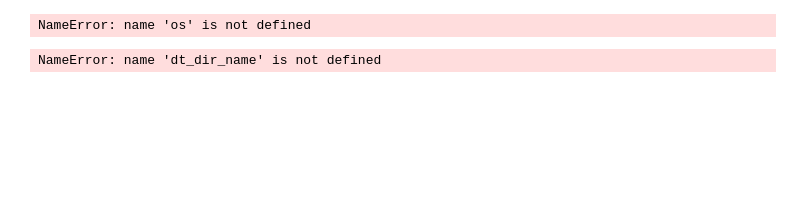
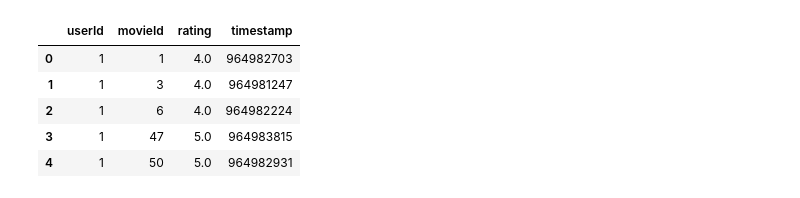
Before and after one commit to tobiasweede/rs-via-gnn, a Jupyter notebook: movielens/movielens-mln.ipynb, the cells around one changed output. Cells and saved outputs as stored; diff of their text form; code cells hidden in the pictures; blank space fills up the shorter version.

```diff
--- a/movielens/movielens-mln.ipynb
+++ b/movielens/movielens-mln.ipynb
@@ -31,32 +20,0 @@ You selected ml-100k
-# %%
-# Check structure
-def list_files(startpath):
-    print(startpath)
-    for root, dirs, files in os.walk(startpath):
-        level = root.replace(startpath, '').count(os.sep)
-        indent = ' ' * 4 * (level)
-        print('{}{}/'.format(indent, os.path.basename(root)))
-        subindent = ' ' * 4 * (level + 1)
-        for f in files:
-            print('{}{}'.format(subindent, f))
-dirs = [x[0] for x in os.walk(datasets[dt])]
-ml = filter(lambda dirName: dirName if ('ml' in dirName) else '', list(dirs))
-dt_dir_name= list(ml)[0]
-print(list_files(dt_dir_name))
-# %% [output]
-NameError: name 'os' is not defined
-# %%
-# read data from CSV
-rX_train = pd.read_csv(dt_dir_name + 'processed/' + 'rX_train.csv', names=['userId', 'movieId', 'rating'])
-rX_test = pd.read_csv(dt_dir_name + 'processed/' + 'rX_test.csv', names=['userId', 'movieId', 'rating'])
-rX_val = pd.read_csv(dt_dir_name + 'processed/' + 'rX_val.csv', names=['userId', 'movieId', 'rating'])
-
-
-rX_train['userId'] = 'u' + rX_train['userId'].astype(str)
-rX_train['movieId'] = 'i' + rX_train['movieId'].astype(str)
-rX_train.head()
-
-n_users = rX_train['userId'].unique()
-n_movies = rX_train['movieId'].unique()
-# %% [output]
-NameError: name 'dt_dir_name' is not defined
@@ -62,0 +29,28 @@ NameError: name 'dt_dir_name' is not defined
+# %%
+def read_data(path):
+    files = {}
+    path = Path(path)
+    for filename in path.glob('*'):
+        if filename.suffix == '.csv':
+            files[filename.stem] = pd.read_csv(filename)
+        elif filename.suffix == '.dat':
+            if filename.stem == 'ratings':
+                columns = ['userId', 'movieId', 'rating', 'timestamp']
+            else:
+                columns = ['movieId', 'title', 'genres']
+            data = pd.read_csv(filename, sep='::', names=columns, engine='python')
+            files[filename.stem] = data
+    return files['ratings'], files['movies']
+# %%
+# pick one of the available folders
+ratings, movies = read_data('/home/weiss/rs_data/ml-latest-small')
+# %%
+
+ratings.head()
+# %% [output]
+|  | userId | movieId | rating | timestamp |
+| 0 | 1 | 1 | 4.0 | 964982703 |
+| 1 | 1 | 3 | 4.0 | 964981247 |
+| 2 | 1 | 6 | 4.0 | 964982224 |
+| 3 | 1 | 47 | 5.0 | 964983815 |
+| 4 | 1 | 50 | 5.0 | 964982931 |
```
Also changed, not shown: parts of 25 cells of this notebook, 6 other files.
